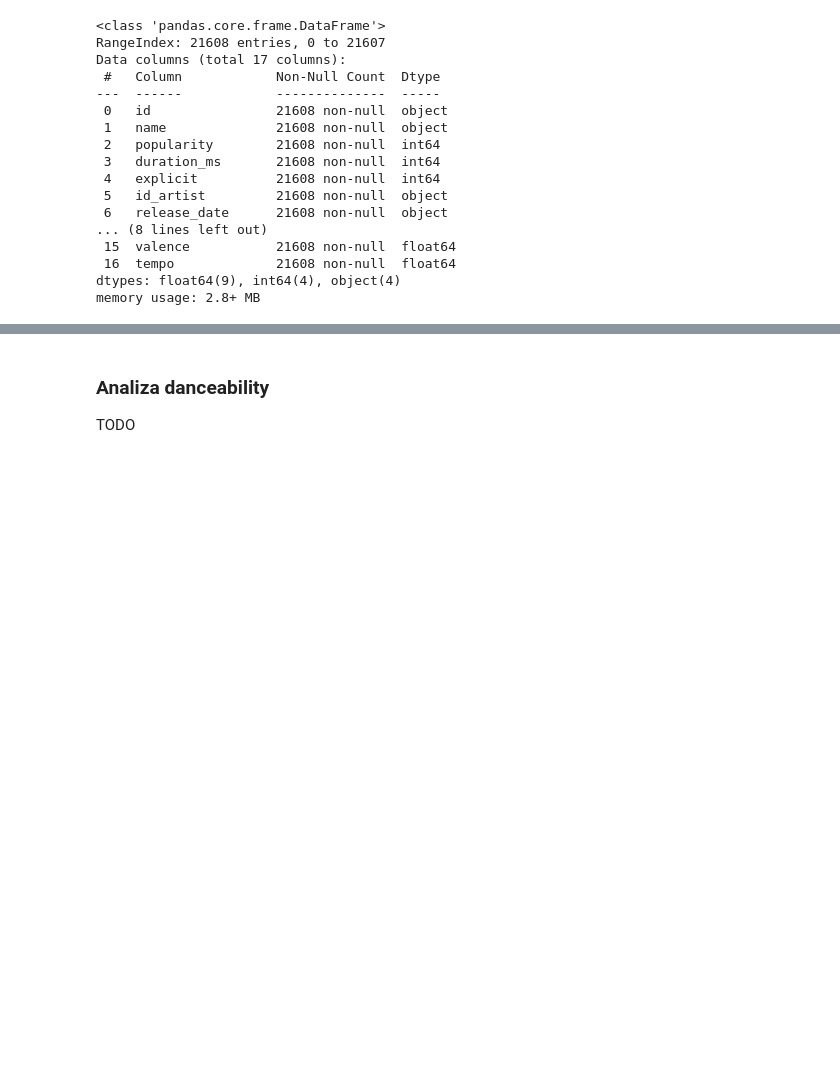
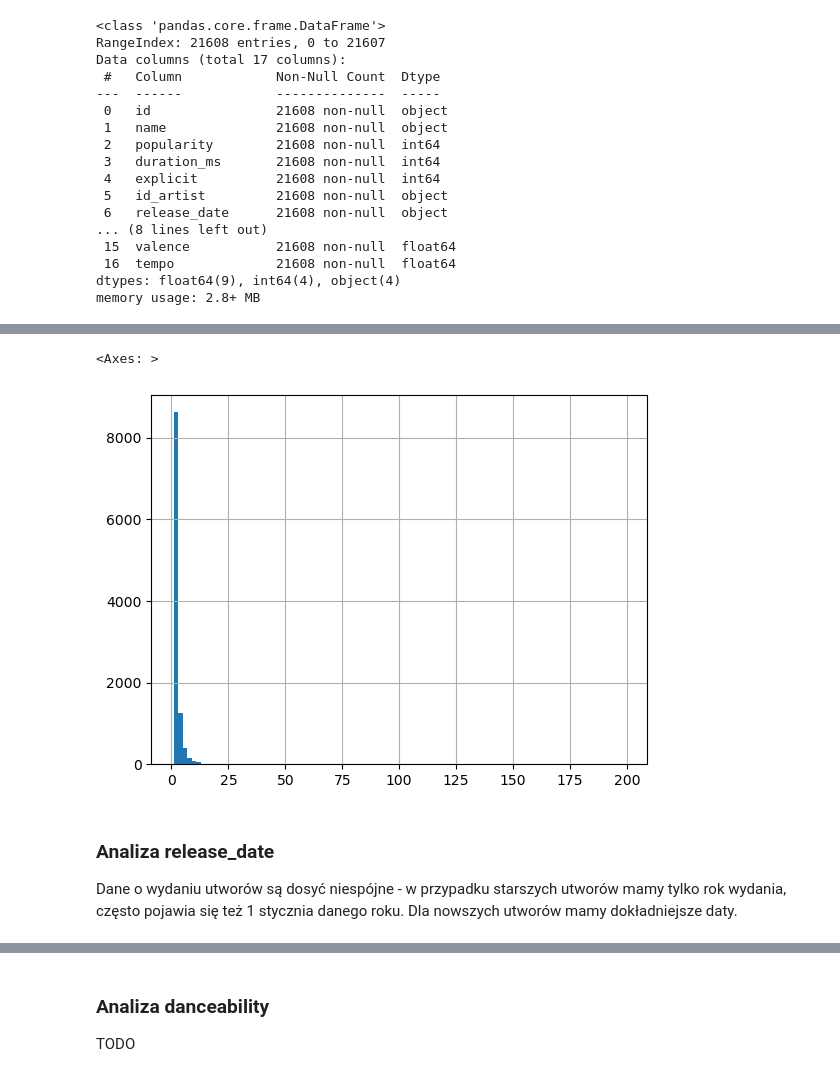
Before and after one commit to BartlomiejRasztabiga/IUM, a Jupyter notebook: notebooks/data_analysis.ipynb, the cells around one changed output, grey strips where cells are left out. Saved outputs shown, nothing was run; the diff lists cells and outputs as text; code cells hidden in the pictures; blank space fills up the shorter version.

```diff
--- a/notebooks/data_analysis.ipynb
+++ b/notebooks/data_analysis.ipynb
@@ -279,0 +363,8 @@ TODO
+# %%
+tracks_data_frame["id_artist"].value_counts().hist(bins=100)
+# %% [output]
+<Axes: >
+[figure, added]
+# %% [markdown]
+### Analiza release_date
+Dane o wydaniu utworów są dosyć niespójne - w przypadku starszych utworów mamy tylko rok wydania, często pojawia się też 1 stycznia danego roku. Dla nowszych utworów mamy dokładniejsze daty.
```
Also changed, not shown: parts of 57 cells of this notebook.
